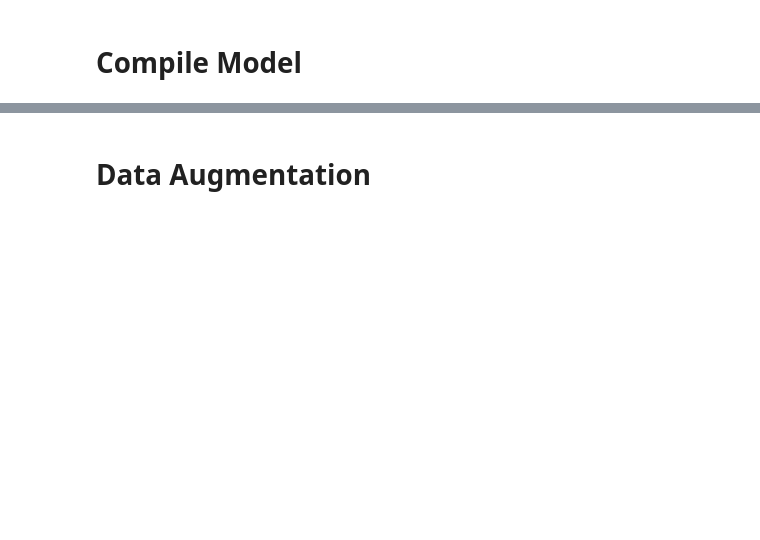
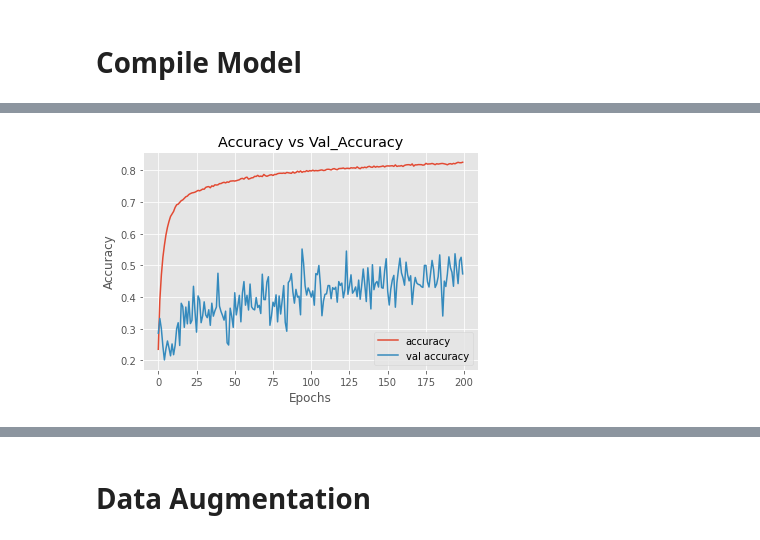
Before and after one commit to HeavenEvolved/MachineLearning, a Jupyter notebook: TensorFlow/CIFAR_CNN.ipynb, the cells around one changed output, grey strips where cells are left out. Drawn from its saved outputs; the diff is of its cells as text; code cells hidden in the pictures; blank space fills up the shorter version.

Commit message:
Update File
Updated CIFAR CNN file with more epochs and optimised dropouts and normalization.

```diff
--- a/TensorFlow/CIFAR_CNN.ipynb
+++ b/TensorFlow/CIFAR_CNN.ipynb
@@ -49,13 +64,17 @@ model = models.Sequential()
 # %% [markdown]
 ## **Convoluted Layers**
 # %%
-model.add(layers.Conv2D(30, (3, 3), activation= 'relu', input_shape= (32, 32, 3)))
+model.add(layers.Conv2D(32, (3, 3), activation= 'relu', input_shape= (32, 32, 3)))
+model.add(layers.Dropout(0.5))
 model.add(layers.MaxPooling2D((2, 2)))
 
-model.add(layers.Conv2D(60, (3, 3), activation= 'relu'))
+model.add(layers.Conv2D(64, (3, 3), padding= 'same', kernel_regularizer= regularizers.l2(0.01), activation= 'relu'))
+model.add(layers.Dropout(0.5))
 model.add(layers.MaxPooling2D((2, 2)))
 
-model.add(layers.Conv2D(60, (3, 3), activation= 'relu'))
+model.add(layers.Conv2D(64, (3, 3), padding= 'same', kernel_regularizer= regularizers.l2(0.01), activation= 'relu'))
+model.add(layers.BatchNormalization())
+model.add(layers.Dropout(0.5))
 # %%
 model.summary()
 # %% [output]
@@ -80,9 +99,10 @@ _________________________________________________________________
 ## **Dense Layers**
 # %%
 model.add(layers.Flatten())
-model.add(layers.Dense(100, activation= 'relu'))
-model.add(layers.Dense(50, activation= 'relu'))
-model.add(layers.Dense(10))
+model.add(layers.Dense(128, activation= 'relu', kernel_regularizer= regularizers.l2(0.01)))
+model.add(layers.Dense(64, activation='relu', kernel_regularizer= regularizers.l2(0.01)))
+model.add(layers.Dense(32, activation= 'relu', kernel_regularizer= regularizers.l2(0.01)))
+model.add(layers.Dense(10, activation= 'relu'))
 # %%
 model.summary()
 # %% [output]
@@ -110,5 +162,5 @@ model.compile(  optimizer= 'adam',
                 loss= tf.keras.losses.SparseCategoricalCrossentropy(from_logits= True),
                 metrics= ['accuracy'])
 
-history = model.fit(train_images, train_labels, epochs= 50, validation_data=(test_images, test_labels), verbose= 1)
+history = model.fit(train_images, train_labels, batch_size=2000, epochs=200, validation_data=(test_images, test_labels), verbose = 1)
 # %% [output]
@@ -138,0 +200,12 @@ print(f'{test_loss:.2f} | {test_acc:.2f}')
+# %%
+#@title
+plt.style.use('ggplot')
+plt.plot(history.history['accuracy'], label = 'accuracy')
+plt.plot(history.history['val_accuracy'], label='val accuracy')
+plt.title("Accuracy vs Val_Accuracy")
+plt.xlabel("Epochs")
+plt.ylabel("Accuracy")
+plt.legend()
+plt.show()
+# %% [output]
+[figure, added]
```
Also changed, not shown: parts of 21 cells of this notebook.
